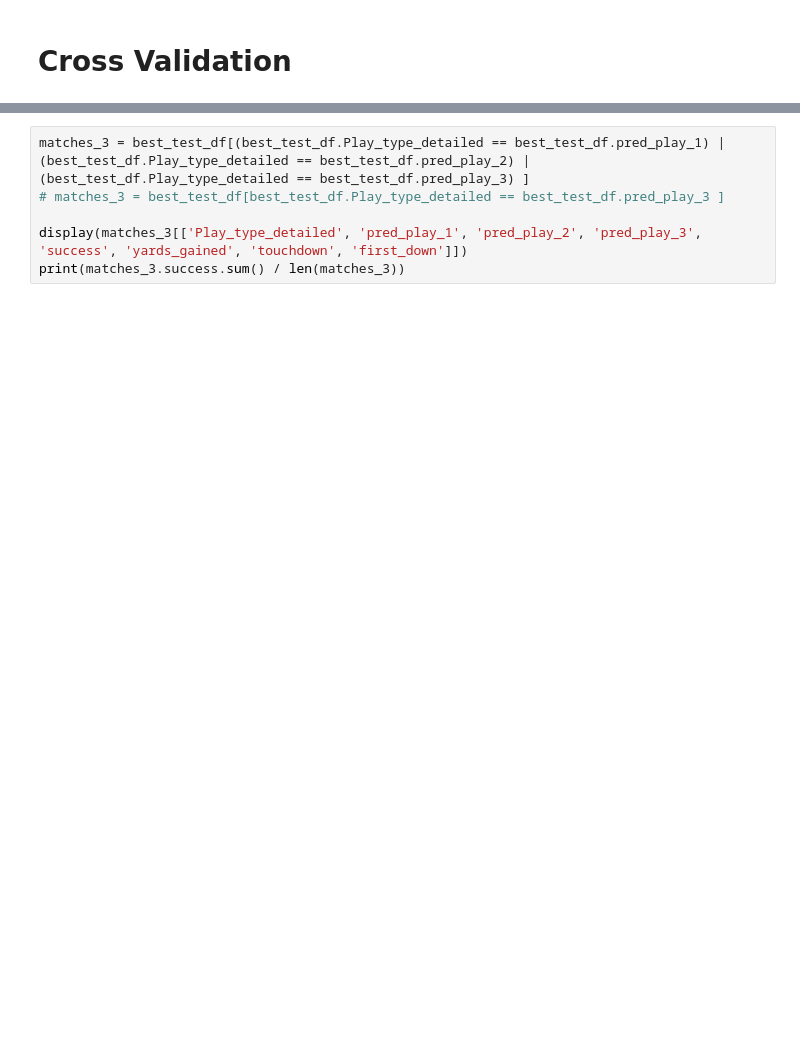
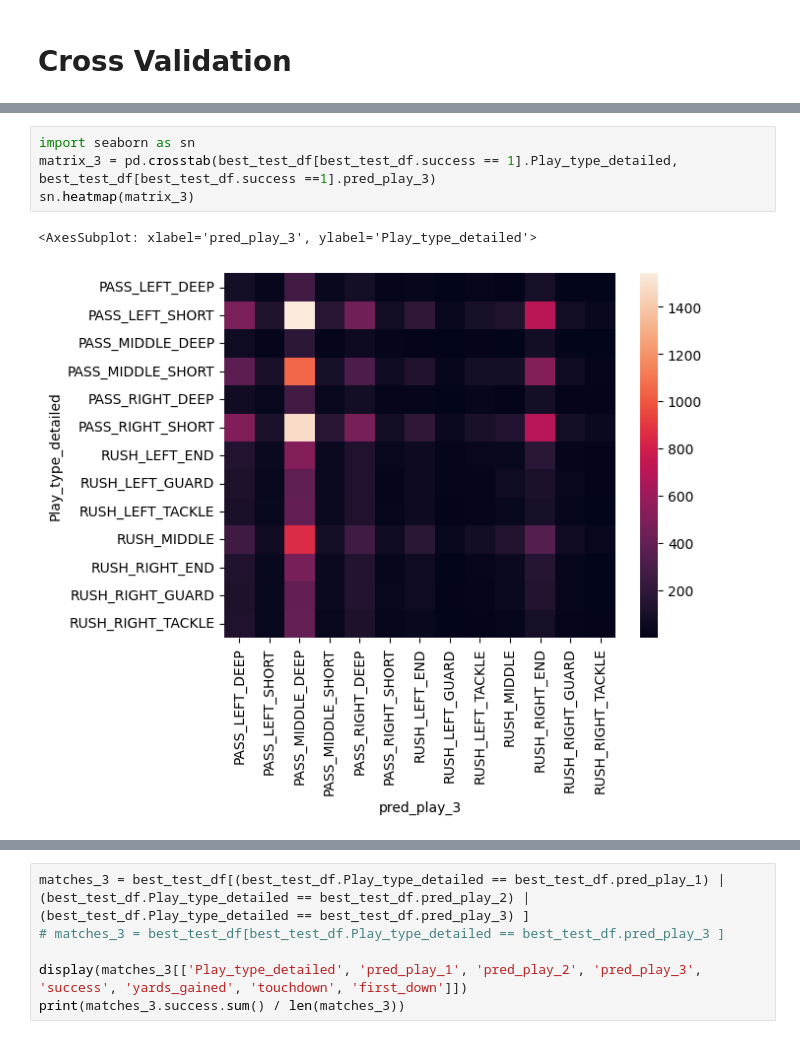
Before and after one commit to mchawla33/w210-capstone, a Jupyter notebook: notebooks/ContextualBandit_rewards_team.ipynb, the cells around one changed output, grey strips where cells are left out. Cells and saved outputs as stored; diff of their text form; blank space fills up the shorter version.

```diff
--- a/notebooks/ContextualBandit_rewards_team.ipynb
+++ b/notebooks/ContextualBandit_rewards_team.ipynb
@@ -1403,0 +1417,7 @@ display(best_test_df[['Play_type_detailed', 'pred_play_1', 'pred_play_2', 'pred_
+# %%
+import seaborn as sn
+matrix_3 = pd.crosstab(best_test_df[best_test_df.success == 1].Play_type_detailed, best_test_df[best_test_df.success ==1].pred_play_3)
+sn.heatmap(matrix_3)
+# %% [output]
+<AxesSubplot: xlabel='pred_play_3', ylabel='Play_type_detailed'>
+[figure, added]
```
Also changed, not shown: parts of 19 cells of this notebook, 1 other file.
